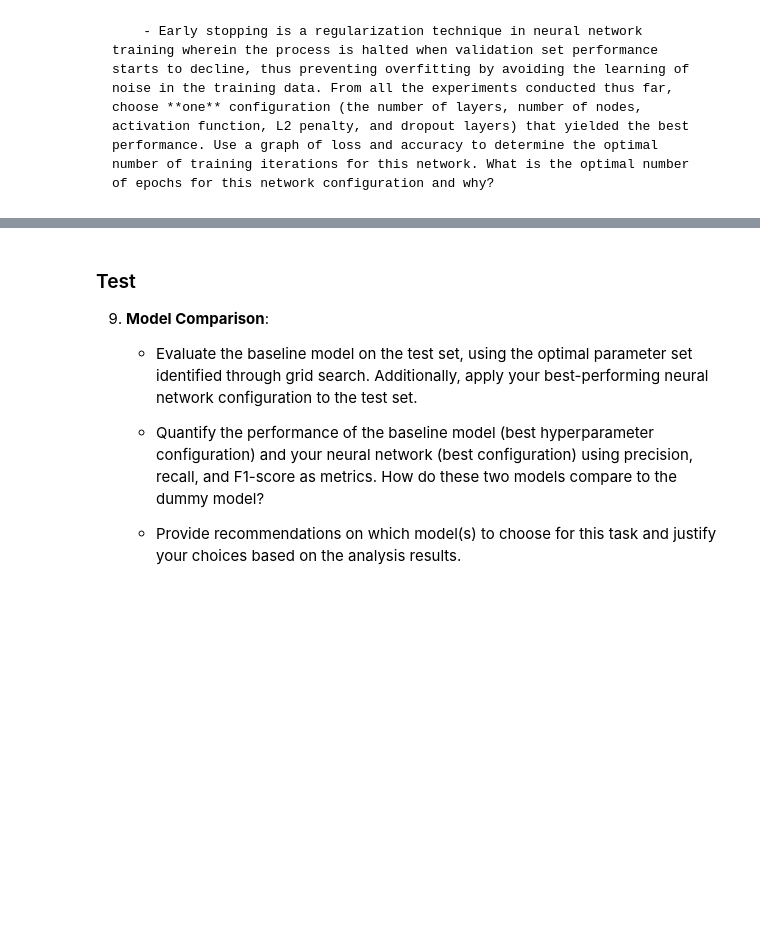
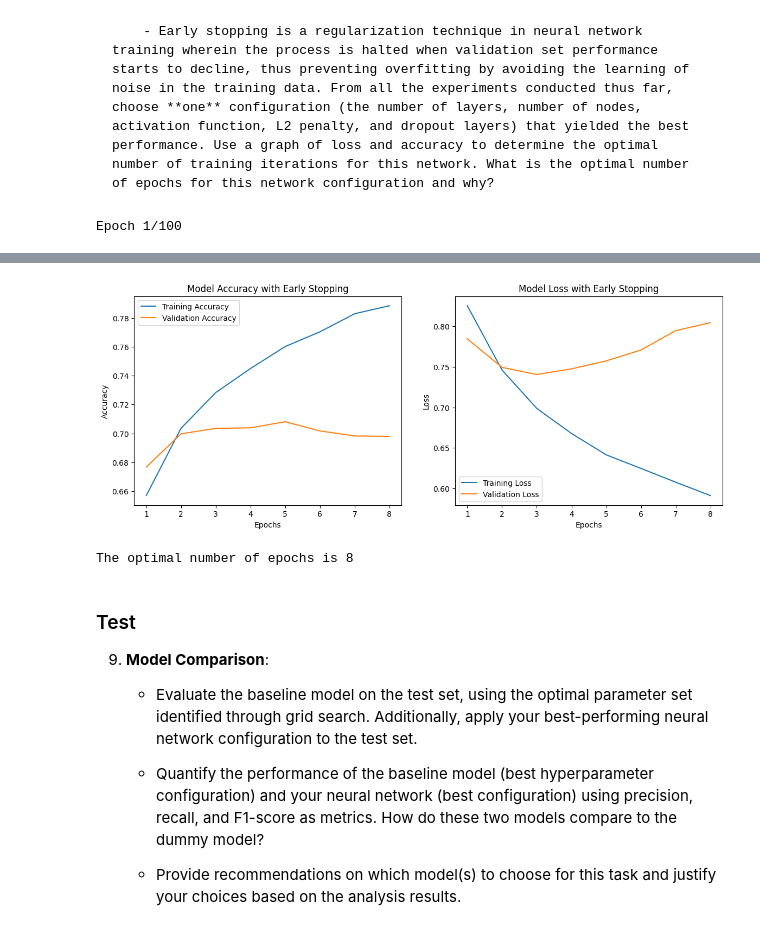
Before and after one commit to asaklil/CSI4106_A3, a Jupyter notebook: csi4106-f24-a3-template.ipynb, the cells around one changed output, grey strips where cells are left out. Cells and saved outputs as stored; diff of their text form; code cells hidden in the pictures; blank space fills up the shorter version.

```diff
--- a/csi4106-f24-a3-template.ipynb
+++ b/csi4106-f24-a3-template.ipynb
@@ -1135,19 +1167,21 @@ plt.figure(figsize=(14, 5))
 plt.subplot(1, 2, 1)
 plt.plot(epochs_range, history.history['accuracy'], label='Training Accuracy')
 plt.plot(epochs_range, history.history['val_accuracy'], label='Validation Accuracy')
-plt.xlabel('Époques')
-plt.ylabel('Précision')
-plt.title('Précision du Modèle avec Arrêt Anticipé')
+plt.xlabel('Epochs')
+plt.ylabel('Accuracy')
+plt.title('Model Accuracy with Early Stopping')
 plt.legend()
 
 plt.subplot(1, 2, 2)
 plt.plot(epochs_range, history.history['loss'], label='Training Loss')
 plt.plot(epochs_range, history.history['val_loss'], label='Validation Loss')
-plt.xlabel('Époques')
-plt.ylabel('Perte')
-plt.title('Perte du Modèle avec Arrêt Anticipé')
+plt.xlabel('Epochs')
+plt.ylabel('Loss')
+plt.title('Model Loss with Early Stopping')
 plt.legend()
 
 plt.show()
 
-print(f"Le nombre optimal d'époques est {len(epochs_range)}")
+print(f"The optimal number of epochs is {len(epochs_range)}")
+# %% [output]
+Epoch 1/100
@@ -1154,3 +1203,5 @@ print(f"Le nombre optimal d'époques est {len(epochs_range)}")
+[figure, added]
+The optimal number of epochs is 8
 # %% [markdown]
 ### Test
 
```
Also changed, not shown: parts of 5 cells of this notebook.
